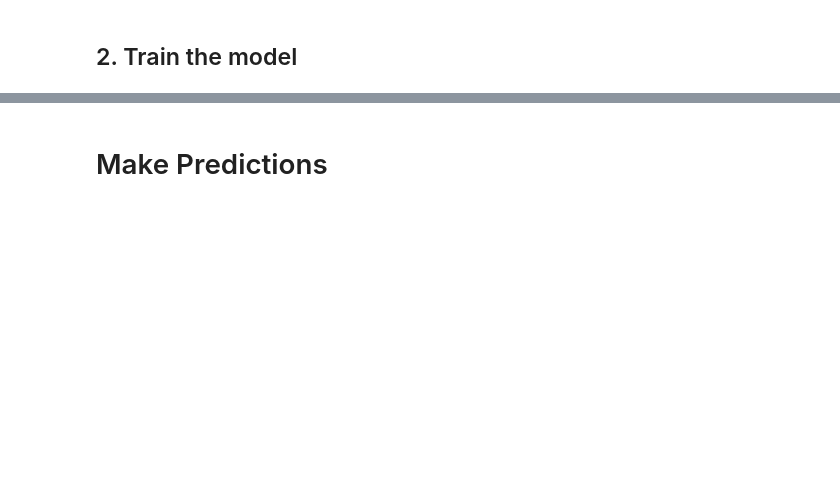
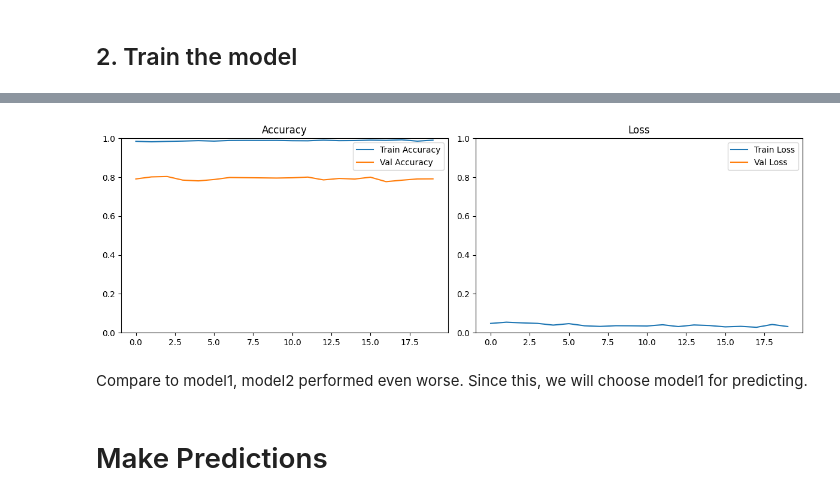
Before and after one commit to spacewagonL/Histopathologic-Cancer-Detection, a Jupyter notebook: w3cnn-project.ipynb, the cells around one changed output, grey strips where cells are left out. Saved outputs shown, nothing was run; the diff lists cells and outputs as text; code cells hidden in the pictures; blank space fills up the shorter version.

```diff
--- a/w3cnn-project.ipynb
+++ b/w3cnn-project.ipynb
@@ -154,8 +180,8 @@ df["label"] = df["label"].astype(str)
 df["id"] = df["id"].astype(str) + ".tif"
 
 # Select a small subset
-#df_subset = df.sample(n=20000, random_state=42)  # Use a smaller dataset for faster testing
-df_subset = df
+df_subset = df.sample(n=10000, random_state=42)  # Use a smaller dataset for faster testing
+#df_subset = df
 
 # Define ImageDataGenerator with 80-20 split
 datagen = ImageDataGenerator(rescale=1.0 / 255,
@@ -220,0 +333,17 @@ plt.show()
+# %%
+datagen = ImageDataGenerator(
+    rotation_range=30,
+    width_shift_range=0.3,
+    height_shift_range=0.3,
+    horizontal_flip=True,
+    brightness_range=[0.8, 1.2],  # Vary brightness
+    zoom_range=0.3
+)
+
+
+# Train the model
+history2 = model.fit(
+    train_generator,
+    validation_data=val_generator,
+    epochs=20
+)
@@ -220,0 +368,24 @@ plt.show()
+# %%
+# Plot training & validation accuracy and loss
+plt.figure(figsize=(12, 4))
+
+# Accuracy
+plt.subplot(1, 2, 1)
+plt.plot(history2.history['accuracy'], label='Train Accuracy')
+plt.plot(history2.history['val_accuracy'], label='Val Accuracy')
+plt.title('Accuracy')
+plt.legend()
+plt.ylim(0,1)
+
+# Loss
+plt.subplot(1, 2, 2)
+plt.plot(history2.history['loss'], label='Train Loss')
+plt.plot(history2.history['val_loss'], label='Val Loss')
+plt.title('Loss')
+plt.legend()
+plt.ylim(0,1)
+
+plt.tight_layout()
+plt.show()
+# %% [output]
+[figure, added]
@@ -221,3 +394,5 @@ plt.show()
+# %% [markdown]
+Compare to model1, model2 performed even worse. Since this, we will choose model1 for predicting.
 # %% [markdown]
 
 # Make Predictions
```
Also changed, not shown: parts of 19 cells of this notebook.
